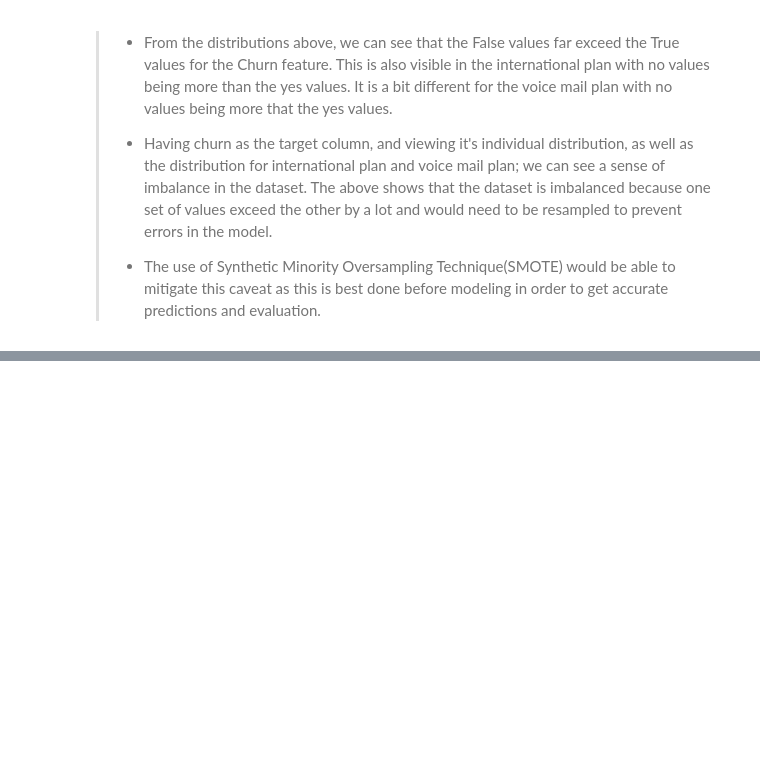
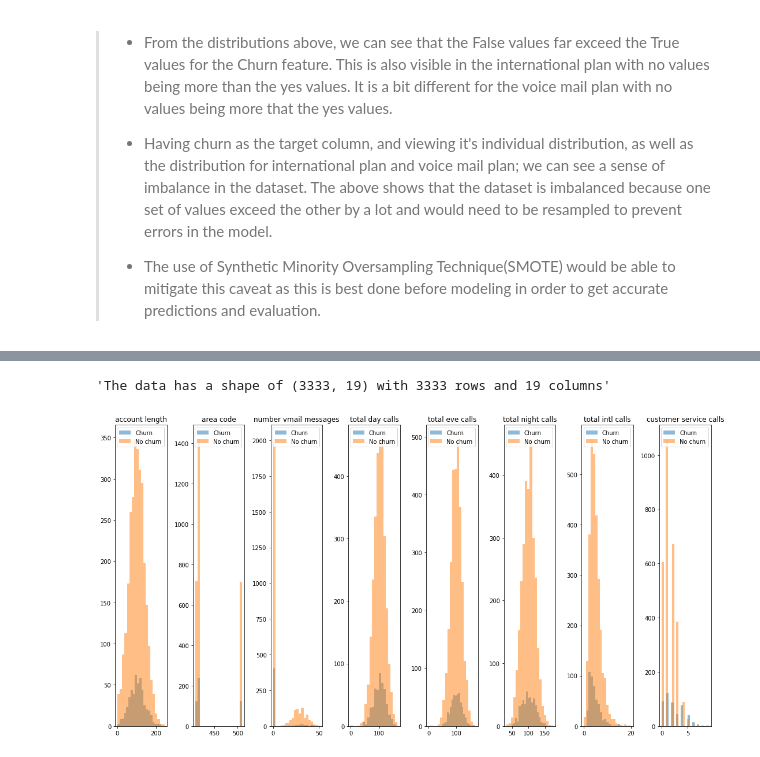
Before and after one commit to paulngatia/CHURN-ANALYSIS, a Jupyter notebook: notebook.ipynb, the cells around one changed output, grey strips where cells are left out. Drawn from its saved outputs; the diff is of its cells as text; code cells hidden in the pictures; blank space fills up the shorter version.

```diff
--- a/notebook.ipynb
+++ b/notebook.ipynb
@@ -238,0 +269,21 @@ plt.show()
+# %%
+df = df.drop(["state", "phone number"], axis=1)
+
+data_shape(df)
+# %% [output]
+'The data has a shape of (3333, 19) with 3333 rows and 19 columns'
+# %%
+# Doing Bivariate analysis with respect to churn
+fig, axes = plt.subplots(nrows=1, ncols=len(df.select_dtypes(int).columns), figsize=(15, 8))
+for i, col in enumerate(df.select_dtypes(int).columns):
+    data_churn = df[df["churn"] == 1][col]
+    data_no_churn = df[df["churn"] == 0][col]
+    axes[i].hist(data_churn, alpha=0.5, label="Churn", bins=20)
+    axes[i].hist(data_no_churn, alpha=0.5, label="No churn", bins=20)
+    axes[i].set_title(col)
+    axes[i].legend()
+
+plt.tight_layout()
+plt.show()
+# %% [output]
+[figure, added]
```
Also changed, not shown: parts of 46 cells of this notebook.
